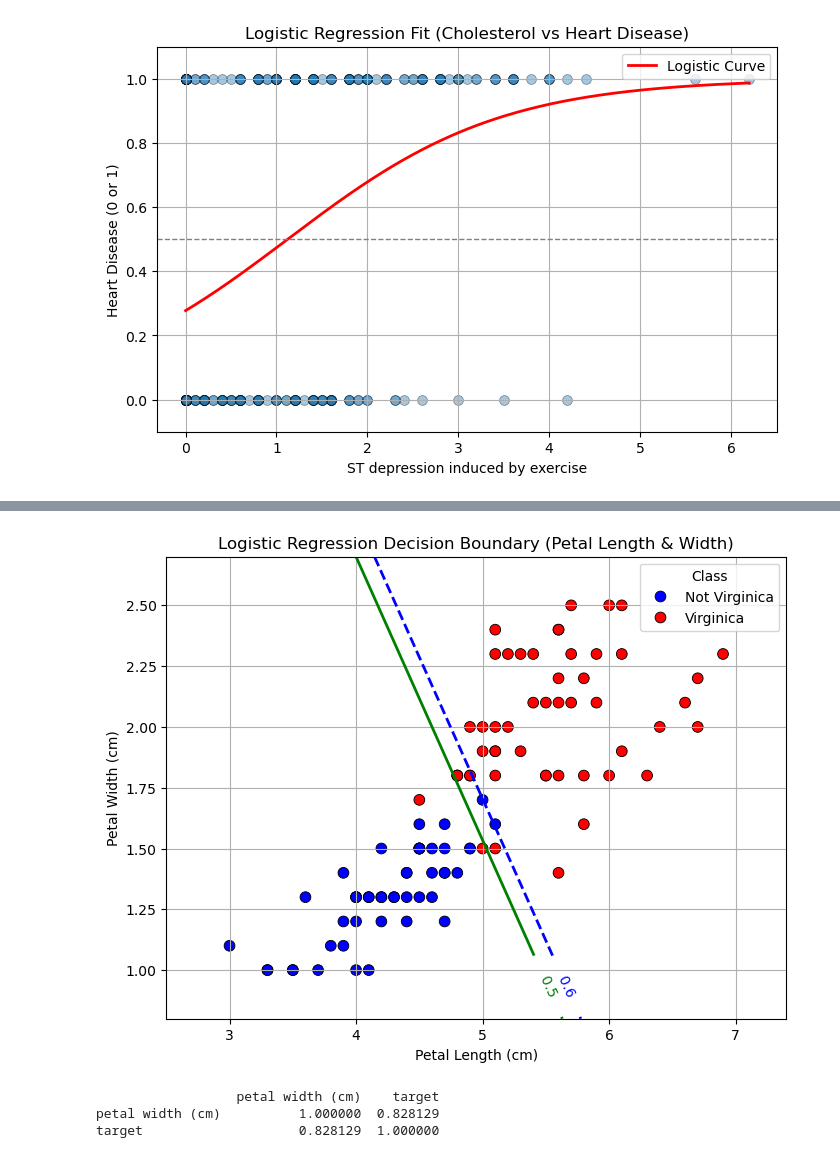
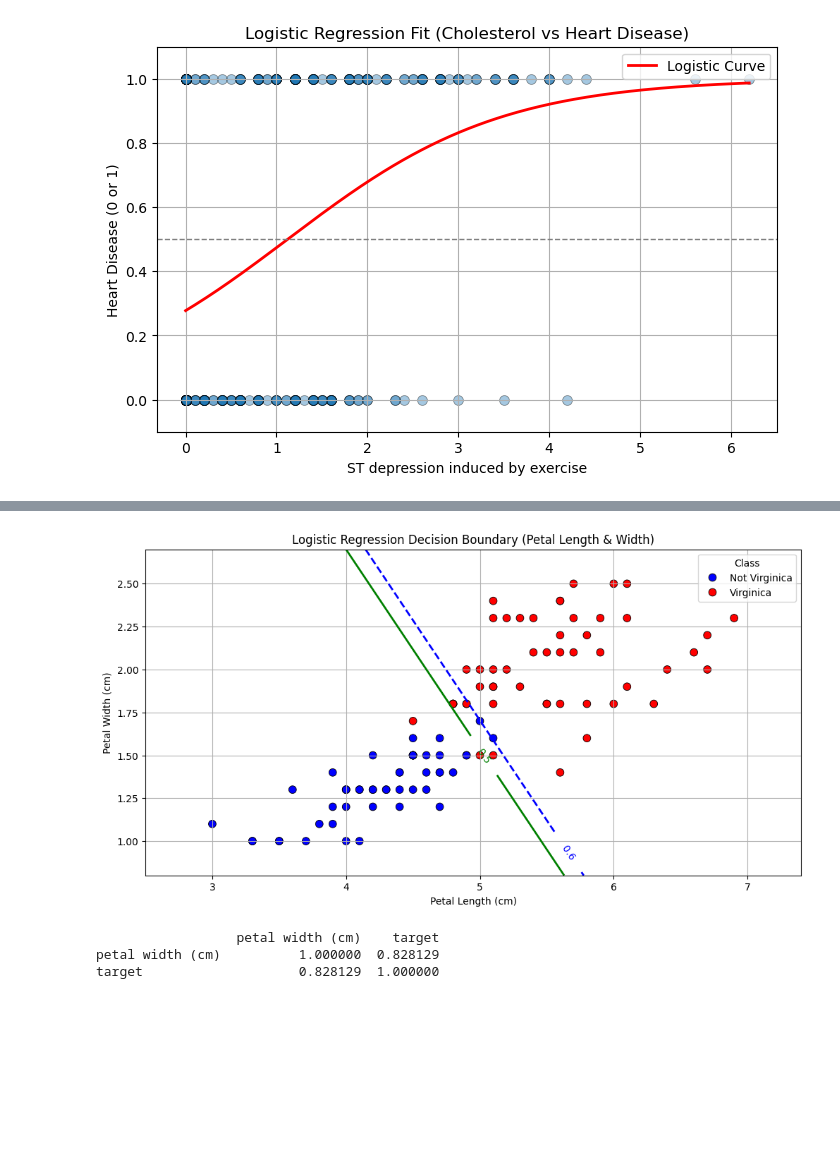
Before and after one commit to Shreyas-phys/MLProjects, a Jupyter notebook: Regression/heart-disease-logreg/Simplelogreg.ipynb, the cells around one changed output, grey strips where cells are left out. Drawn from its saved outputs; the diff is of its cells as text; code cells hidden in the pictures; blank space fills up the shorter version.

```diff
--- a/Regression/heart-disease-logreg/Simplelogreg.ipynb
+++ b/Regression/heart-disease-logreg/Simplelogreg.ipynb
@@ -234,7 +234,7 @@ model = LogisticRegression()
 model.fit(X, y)
 
 # Plotting
-plt.figure(figsize=(8, 6))
+plt.figure(figsize=(12, 6))
 
 # Scatter plot of data points
 sns.scatterplot(
@@ -249,34 +249,34 @@ y_min, y_max = X['petal width (cm)'].min() - 0.2, X['petal width (cm)'].max() +
 xx, yy = np.meshgrid(np.linspace(x_min, x_max, 300),
                      np.linspace(y_min, y_max, 300))
 
 # Predict probabilities for meshgrid
 grid = np.c_[xx.ravel(), yy.ravel()]
 probs = model.predict_proba(grid)[:, 1].reshape(xx.shape)
 
 # Plot decision boundary (0.5 threshold)
 contour_05 = plt.contour(xx, yy, probs, levels=[0.5], colors='green', linewidths=2, linestyles='solid')
 contour_06 = plt.contour(xx, yy, probs, levels=[0.6], colors='blue', linewidths=2, linestyles='dashed')
 
 plt.clabel(contour_05, fmt='    0.5    ', inline=True)
 plt.clabel(contour_06, fmt='    0.6    ',inline=True)
 
 
 # Labels and formatting
 plt.title("Logistic Regression Decision Boundary (Petal Length & Width)")
 plt.xlabel("Petal Length (cm)")
 plt.ylabel("Petal Width (cm)")
 plt.legend(title="Class")
 plt.grid(True)
 
 # After plotting everything (scatter + contours)...
 
 handles, labels = plt.gca().get_legend_handles_labels()
 custom_labels = ["Not Virginica", "Virginica"]
 plt.legend(handles=handles, labels=custom_labels, title="Class")
 plt.savefig("img/decBoundary.png", dpi=300, bbox_inches='tight')
 plt.show()
 # %% [output]
-[figure, old version]
+[figure, new version]
 # %%
 corr = df_binary[['petal width (cm)', 'target']].corr()
 print(corr)
```
Also changed, not shown: parts of 2 cells of this notebook, 5 other files.
